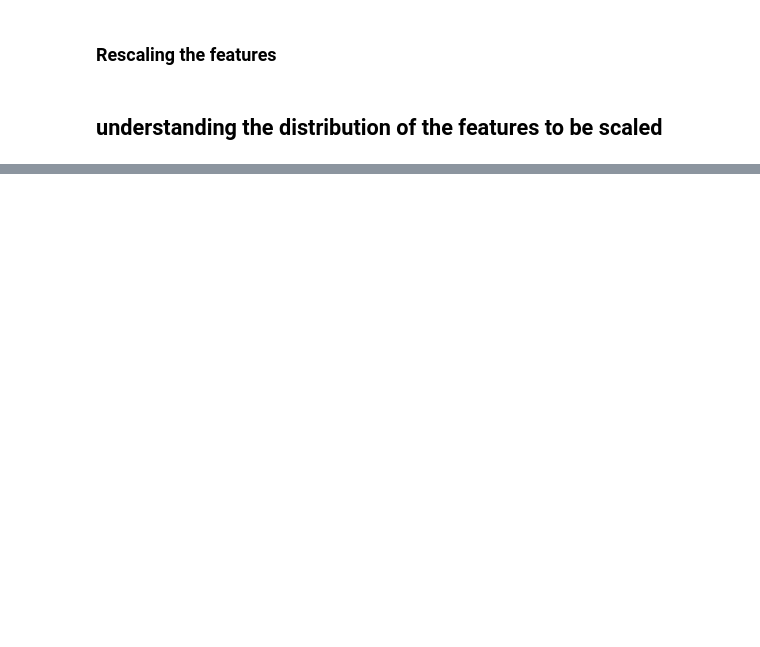
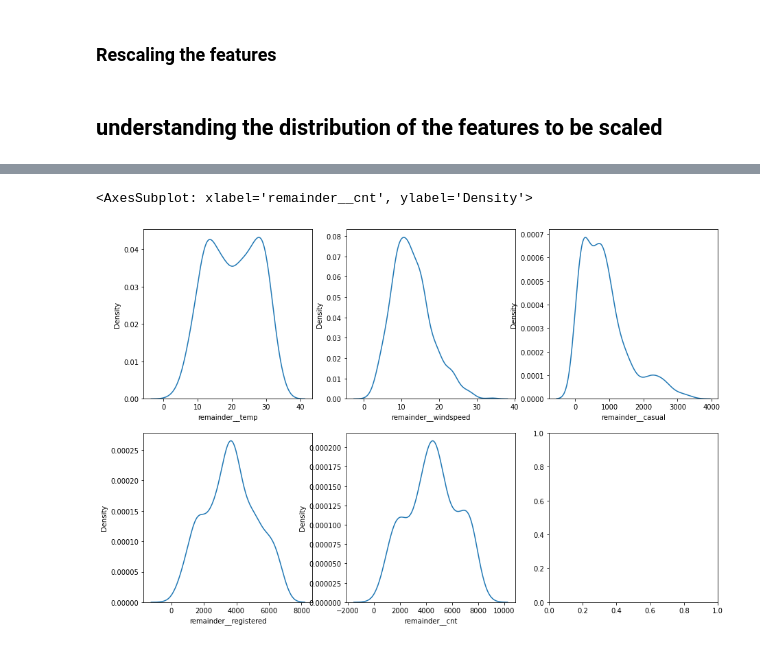
Before and after one commit to hargurjeet/Bike_Sharing_Case_Study, a Jupyter notebook: Bike_Sharing_Case_Study.ipynb, the cells around one changed output, grey strips where cells are left out. Saved outputs shown, nothing was run; the diff lists cells and outputs as text; code cells hidden in the pictures; blank space fills up the shorter version.

```diff
--- a/Bike_Sharing_Case_Study.ipynb
+++ b/Bike_Sharing_Case_Study.ipynb
@@ -188,0 +195,16 @@ sns.histplot(br.registered)
+# %%
+fig, axes = plt.subplots(2, 3, figsize=(15, 10))
+
+#create chart in each subplot
+sns.kdeplot(transformed_df.remainder__temp, ax=axes[0,0])
+
+sns.kdeplot(transformed_df.remainder__windspeed, ax=axes[0,1])
+
+sns.kdeplot(transformed_df.remainder__casual, ax=axes[0,2])
+
+sns.kdeplot(transformed_df.remainder__registered, ax=axes[1,0])
+
+sns.kdeplot(transformed_df.remainder__cnt, ax=axes[1,1])
+# %% [output]
+<AxesSubplot: xlabel='remainder__cnt', ylabel='Density'>
+[figure, added]
```
Also changed, not shown: parts of 10 cells of this notebook.
